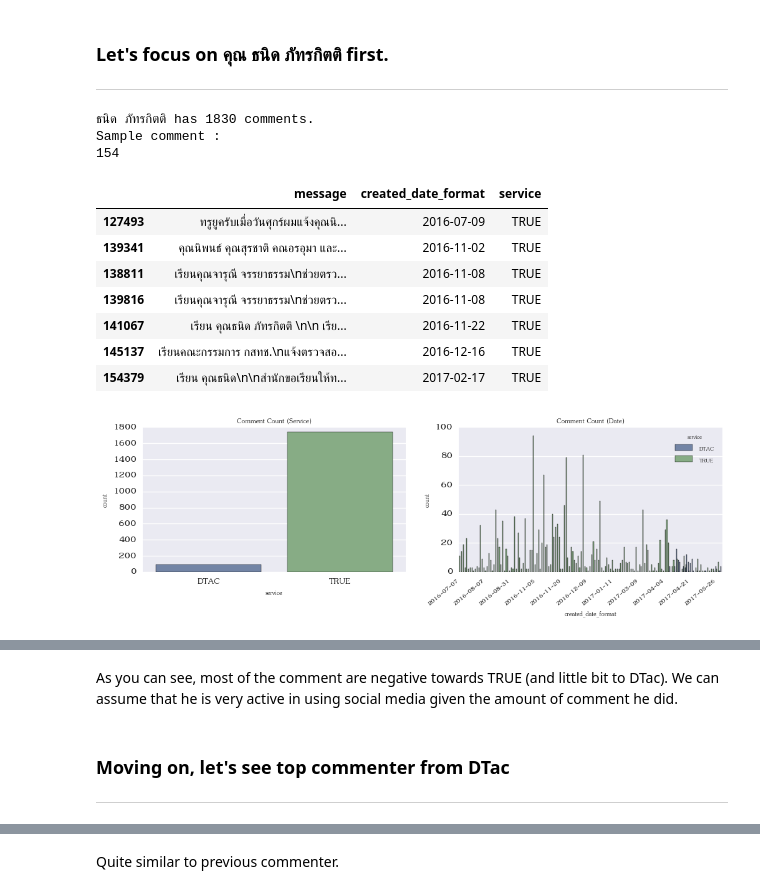
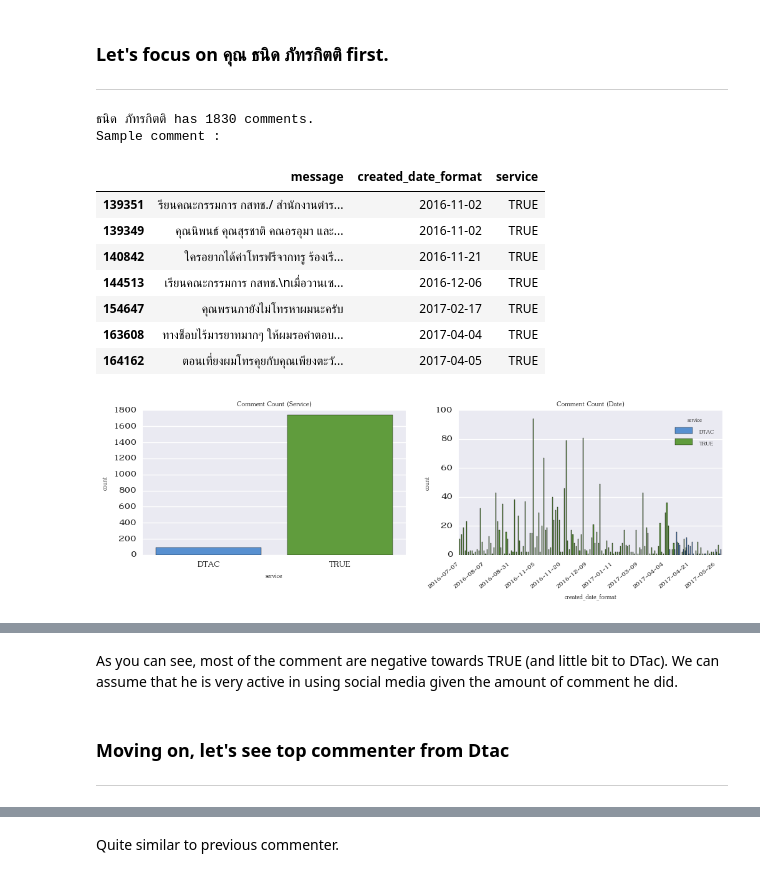
Before and after one commit to Teerapat12/FacebookCommentMining, a Jupyter notebook: Commenter Analytics.ipynb, the cells around one changed output, grey strips where cells are left out. Saved outputs shown, nothing was run; the diff lists cells and outputs as text; code cells hidden in the pictures.

```diff
--- a/Commenter Analytics.ipynb
+++ b/Commenter Analytics.ipynb
@@ -84,41 +84,41 @@ topCommenter()
 # %%
 def commentFromUser(name):
     return commentDf[commentDf['commenter_name']==name]
 from datetime import datetime
+
 def analyzeUserComment(name):
-    colors = sns.color_palette("muted", n_colors=8, desat=.5)
+    color = ['dark sky blue','grass','reddish orange']
+    colors = sns.xkcd_palette(color)
     comment = commentFromUser(name)
     print("%s has %d comments."%(name,comment.shape[0]))
     print("Sample comment : ")
     fig, axs = plt.subplots(ncols=2,figsize=(12,3))
     sns.countplot(x="service", data=comment,palette=colors,ax=axs[0])
     axs[0].set_title('Comment Count (Service)')
     sns.countplot(x="created_date_format", data=comment,hue='service',palette=colors,ax=axs[1])
     #axs[1].set_xticks([])
     #axs[1].set_xticklabels([])d = ts
     dateStr = [str(i)[10:20] for i in list(axs[1].get_xticklabels())]
-    print(len(dateStr))
     if(len(dateStr)>=10):
         dateStr = [date if (i%int(len(dateStr)/10))==0  else "" for i,date in enumerate(dateStr) ]
 
     axs[1].set_xticklabels(dateStr, rotation=40, ha="right",size=10)
     axs[1].set_title('Comment Count (Date)')
     return comment[['message','created_date_format','service']].sample(7).sort_values('created_date_format')
 
 analyzeUserComment('ธนิด ภัทรกิตติ')
 # %% [output]
 ธนิด ภัทรกิตติ has 1830 comments.
 Sample comment :
-154
 |  | message | created_date_format | service |
-| 127493 | ทรูยูครับเมื่อวันศุกร์ผมแจ้งคุณนิ... | 2016-07-09 | TRUE |
-| 139341 | คุณนิพนธ์ คุณสุรชาติ คณอรอุมา และ... | 2016-11-02 | TRUE |
-| 138811 | เรียนคุณจารุณี จรรยาธรรม\nช่วยตรว... | 2016-11-08 | TRUE |
-| 139816 | เรียนคุณจารุณี จรรยาธรรม\nช่วยตรว... | 2016-11-08 | TRUE |
-| 141067 | เรียน คุณธนิด ภัทรกิตติ \n\n เรีย... | 2016-11-22 | TRUE |
-| 145137 | เรียนคณะกรรมการ กสทช.\nแจ้งตรวจสอ... | 2016-12-16 | TRUE |
-| 154379 | เรียน คุณธนิด\n\nสำนักขอเรียนให้ท... | 2017-02-17 | TRUE |
+| 139351 | รียนคณะกรรมการ กสทช./ สำนักงานตำร... | 2016-11-02 | TRUE |
+| 139349 | คุณนิพนธ์ คุณสุรชาติ คณอรอุมา และ... | 2016-11-02 | TRUE |
+| 140842 | ใครอยากได้ค่าโทรฟรีจากทรู ร้องเรี... | 2016-11-21 | TRUE |
+| 144513 | เรียนคณะกรรมการ กสทช.\nเมื่อวานเซ... | 2016-12-06 | TRUE |
+| 154647 | คุณพรนภายังไม่โทรหาผมนะครับ | 2017-02-17 | TRUE |
+| 163608 | ทางช็อบไร้มารยาทมากๆ ให้ผมรอคำตอบ... | 2017-04-04 | TRUE |
+| 164162 | ตอนเที่ยงผมโทรคุยกับ­คุณเพียงตะวั... | 2017-04-05 | TRUE |
-[figure, old version]
+[figure, new version]
 # %%
 commentByDate = commentDf[commentDf['commenter_name']=='ธนิด ภัทรกิตติ']['created_date_format'].value_counts().sort_index()
 x = commentByDate.index.values
@@ -133,7 +133,7 @@ py.iplot(data)
 # %% [markdown]
 As you can see, most of the comment are negative towards TRUE (and little bit to DTac). We can assume that he is very active in using social media given the amount of comment he did.
 # %% [markdown]
-### Moving on, let's see top commenter from DTac
+### Moving on, let's see top commenter from Dtac
 --------
 # %%
 analyzeUserComment('อนันต์ ด้า')
```
Also changed, not shown: parts of 14 cells of this notebook.
